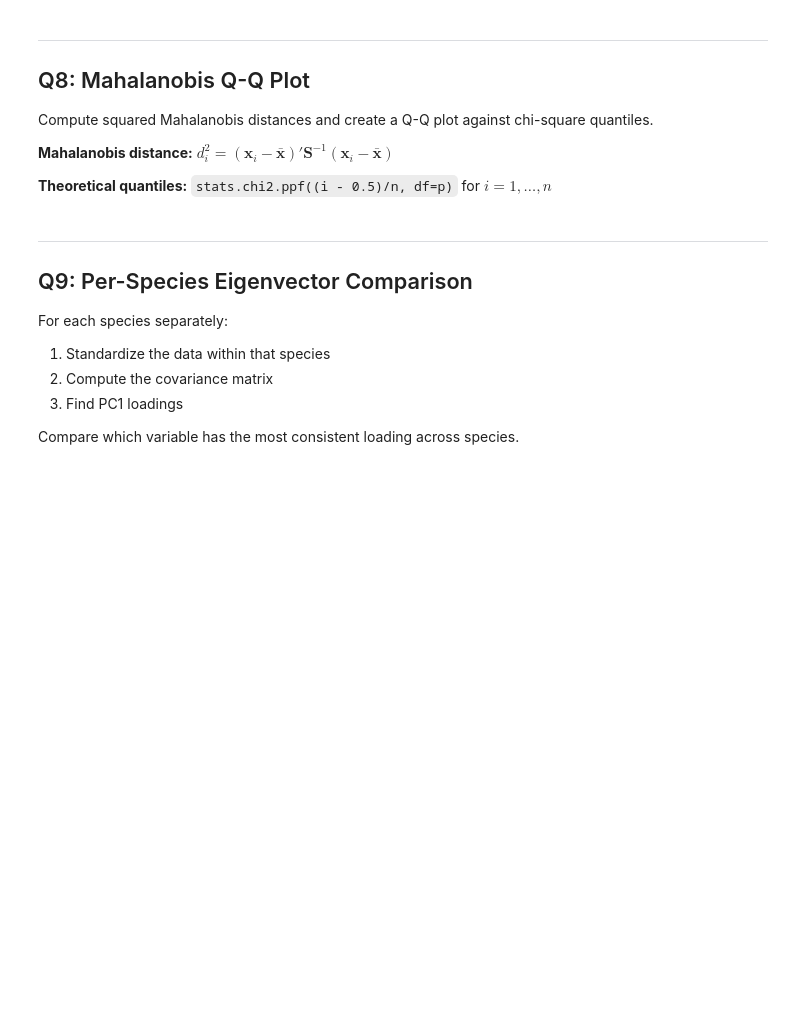
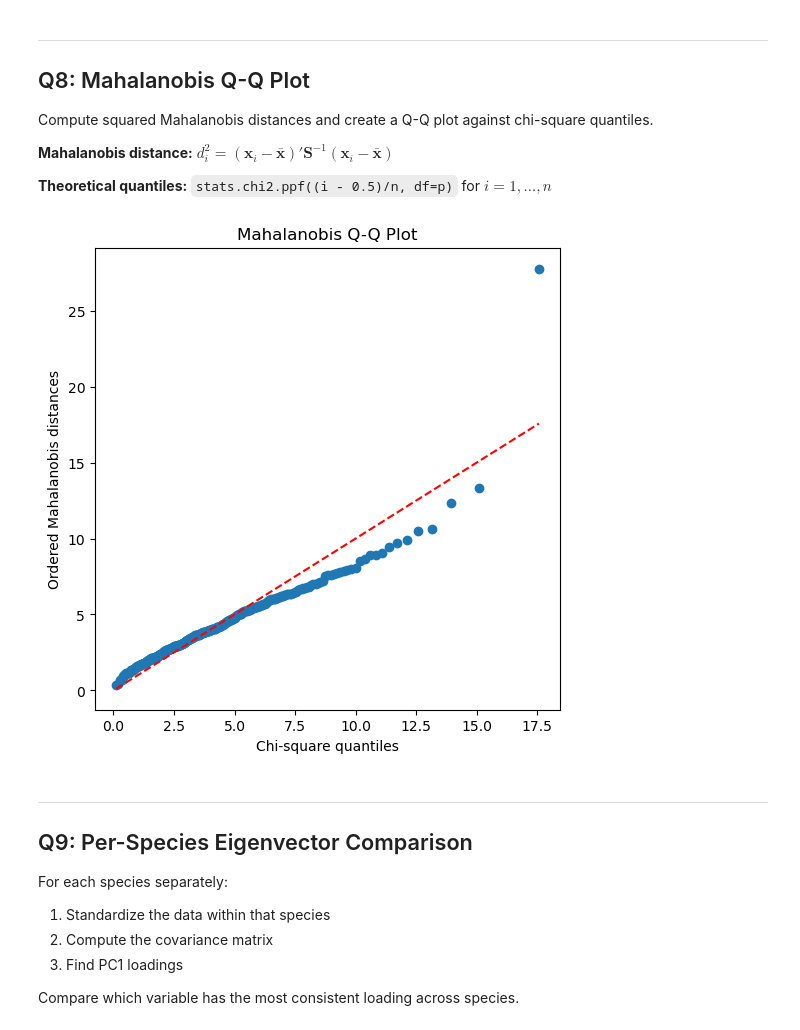
Before and after one commit to upticks100/Projects, a Jupyter notebook: STA437/assignment-1-starter-python.ipynb, the cells around one changed output. Drawn from its saved outputs; the diff is of its cells as text; code cells hidden in the pictures; blank space fills up the shorter version.

```diff
--- a/STA437/assignment-1-starter-python.ipynb
+++ b/STA437/assignment-1-starter-python.ipynb
@@ -113,7 +222,25 @@ Compute squared Mahalanobis distances and create a Q-Q plot against chi-square q
 
 **Theoretical quantiles:** `stats.chi2.ppf((i - 0.5)/n, df=p)` for $i = 1, \ldots, n$
 # %%
-# Your code here
+# Center the data
+X_centered = X - X.mean(axis=0)
+S_inv = np.linalg.inv(np.cov(X, rowvar=False))
+d2 = np.sum(X_centered @ S_inv * X_centered, axis=1)
+
+
+theoretical = stats.chi2.ppf((np.arange(1, n+1) - 0.5) / n, df=p)
+
+plt.figure(figsize=(6, 6))
+plt.scatter(theoretical, np.sort(d2))
+plt.plot([theoretical.min(), theoretical.max()],
+         [theoretical.min(), theoretical.max()],
+         'r--')
+plt.xlabel('Chi-square quantiles')
+plt.ylabel('Ordered Mahalanobis distances')
+plt.title('Mahalanobis Q-Q Plot')
+plt.show()
+# %% [output]
+[figure, added]
 # %% [markdown]
 ---
 ## Q9: Per-Species Eigenvector Comparison
```
Also changed, not shown: parts of 9 cells of this notebook.
